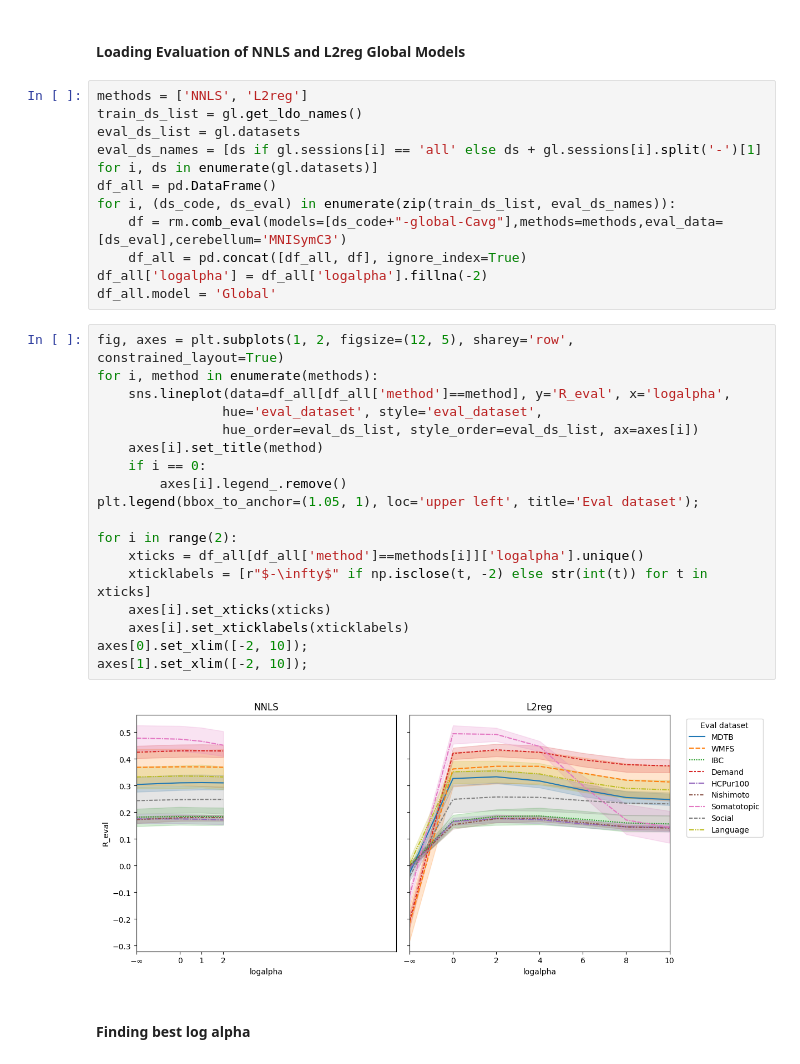
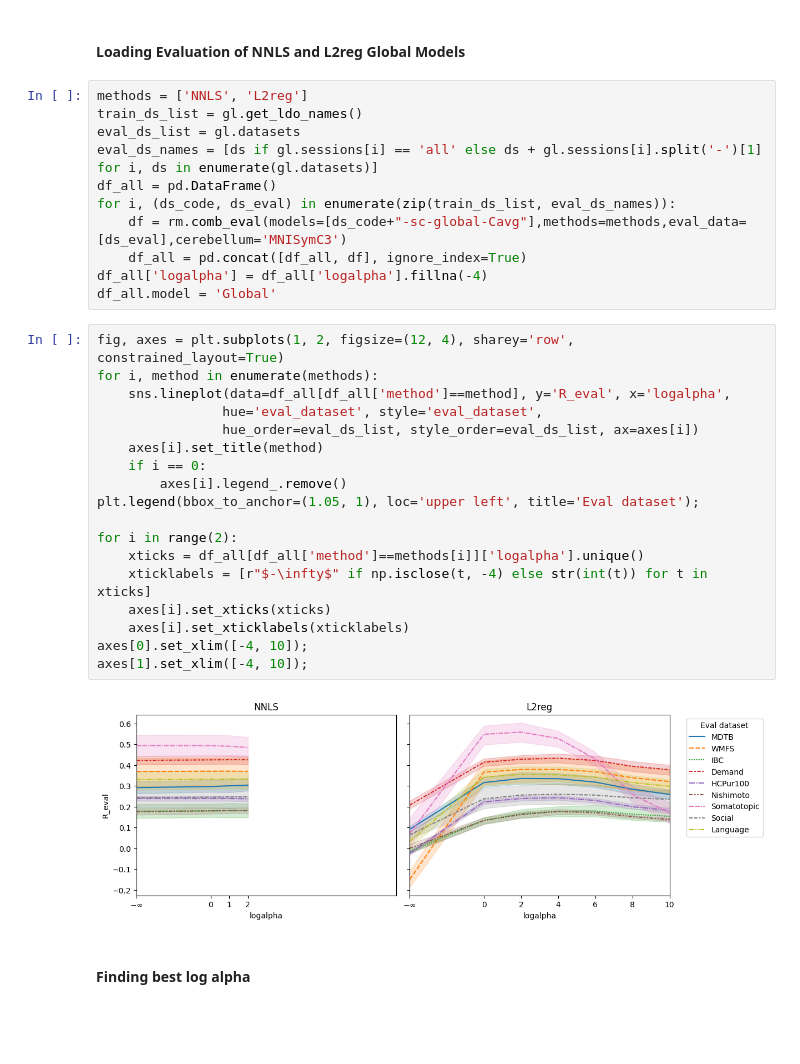
Before and after one commit to DiedrichsenLab/cortico_cereb_connectivity, a Jupyter notebook: notebooks/9. Method_comparison/method_comparison.ipynb, the cells around one changed output. Drawn from its saved outputs; the diff is of its cells as text; blank space fills up the shorter version.

```diff
--- a/notebooks/9. Method_comparison/method_comparison.ipynb
+++ b/notebooks/9. Method_comparison/method_comparison.ipynb
@@ -17,30 +17,30 @@ eval_ds_list = gl.datasets
 eval_ds_names = [ds if gl.sessions[i] == 'all' else ds + gl.sessions[i].split('-')[1] for i, ds in enumerate(gl.datasets)]
 df_all = pd.DataFrame()
 for i, (ds_code, ds_eval) in enumerate(zip(train_ds_list, eval_ds_names)):
-    df = rm.comb_eval(models=[ds_code+"-global-Cavg"],methods=methods,eval_data=[ds_eval],cerebellum='MNISymC3')
+    df = rm.comb_eval(models=[ds_code+"-sc-global-Cavg"],methods=methods,eval_data=[ds_eval],cerebellum='MNISymC3')
     df_all = pd.concat([df_all, df], ignore_index=True)
-df_all['logalpha'] = df_all['logalpha'].fillna(-2)
+df_all['logalpha'] = df_all['logalpha'].fillna(-4)
 df_all.model = 'Global'
 # %%
-fig, axes = plt.subplots(1, 2, figsize=(12, 5), sharey='row', constrained_layout=True)
+fig, axes = plt.subplots(1, 2, figsize=(12, 4), sharey='row', constrained_layout=True)
 for i, method in enumerate(methods):
     sns.lineplot(data=df_all[df_all['method']==method], y='R_eval', x='logalpha',
                 hue='eval_dataset', style='eval_dataset',
                 hue_order=eval_ds_list, style_order=eval_ds_list, ax=axes[i])
     axes[i].set_title(method)
     if i == 0:
         axes[i].legend_.remove()
 plt.legend(bbox_to_anchor=(1.05, 1), loc='upper left', title='Eval dataset');
 
 for i in range(2):
     xticks = df_all[df_all['method']==methods[i]]['logalpha'].unique()
-    xticklabels = [r"$-\infty$" if np.isclose(t, -2) else str(int(t)) for t in xticks]
+    xticklabels = [r"$-\infty$" if np.isclose(t, -4) else str(int(t)) for t in xticks]
     axes[i].set_xticks(xticks)
     axes[i].set_xticklabels(xticklabels)
-axes[0].set_xlim([-2, 10]);
-axes[1].set_xlim([-2, 10]);
+axes[0].set_xlim([-4, 10]);
+axes[1].set_xlim([-4, 10]);
 # %% [output]
-[figure, old version]
+[figure, new version]
 # %% [markdown]
 #### Finding best log alpha
 # %%
```
Also changed, not shown: parts of 4 cells of this notebook.
